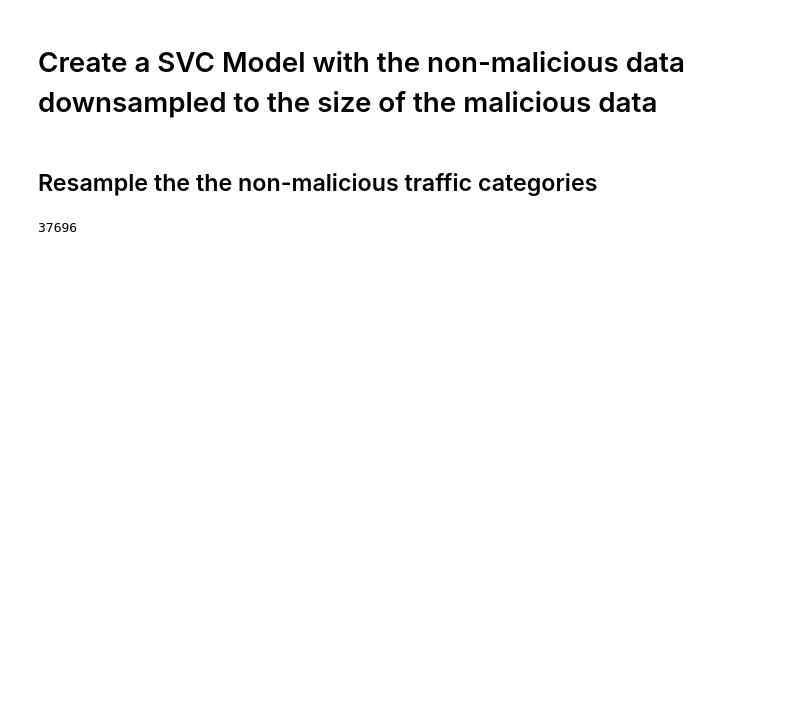
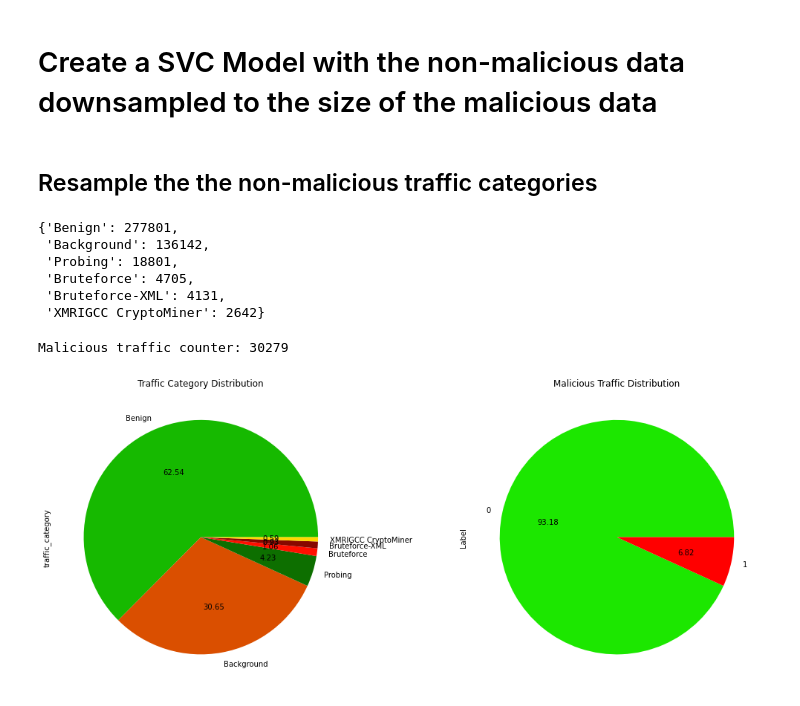
Before and after one commit to ererdfdfcvcv/hikari2021-malicious_traffic_analysis, a Jupyter notebook: traffic_analysis_balancing_methods.ipynb, the cells around one changed output. Saved outputs shown, nothing was run; the diff lists cells and outputs as text; code cells hidden in the pictures; blank space fills up the shorter version.

Commit message:
svc tests with downsampling of the non-mal traffic

```diff
--- a/traffic_analysis_balancing_methods.ipynb
+++ b/traffic_analysis_balancing_methods.ipynb
@@ -480,8 +460,3 @@ weighted avg       0.95      0.82      0.86    111056
 # Create a SVC Model with the non-malicious data downsampled to the size of the malicious data
 # %% [markdown]
 ## Resample the the non-malicious traffic categories
-# %%
-# Size of all malicious traffic categories
-mal_samples_counter
-# %% [output]
-37696
@@ -489,0 +463,28 @@ mal_samples_counter
+# %%
+# Size of all malicious traffic categories
+train_set_counter = dict(labels['traffic_category'].value_counts())
+mal_traffic_counter = train_set_counter['Probing'] + train_set_counter['Bruteforce'] + train_set_counter['Bruteforce-XML'] + train_set_counter['XMRIGCC CryptoMiner']
+print("Malicious traffic counter: " + str(mal_traffic_counter))
+
+# Show the new distribution
+labels = df_train[['traffic_category', 'Label']].copy()
+traffic_distribution = labels['traffic_category']
+malicious_distribution= labels['Label']
+
+traffic_colors = ["#16B900", "#DA4F00", "#0D6F00", "#FF0F00", "#870800", "#FFD800"]
+malicious_colors = ["#1CE700", "#FF0000"]
+
+fig, (ax1,ax2) = plt.subplots(1,2, figsize=(15,6))  # 1 row, 2 columns
+traffic_distribution.value_counts().plot.pie(autopct='%.2f', ax=ax1, title="Traffic Category Distribution", colors=traffic_colors)
+malicious_distribution.value_counts().plot.pie(autopct='%.2f', ax=ax2, title="Malicious Traffic Distribution", colors=malicious_colors)
+
+plt.tight_layout()
+# %% [output]
+{'Benign': 277801,
+ 'Background': 136142,
+ 'Probing': 18801,
+ 'Bruteforce': 4705,
+ 'Bruteforce-XML': 4131,
+ 'XMRIGCC CryptoMiner': 2642}
+Malicious traffic counter: 30279
+[figure, added]
```
Also changed, not shown: parts of 6 cells of this notebook.
